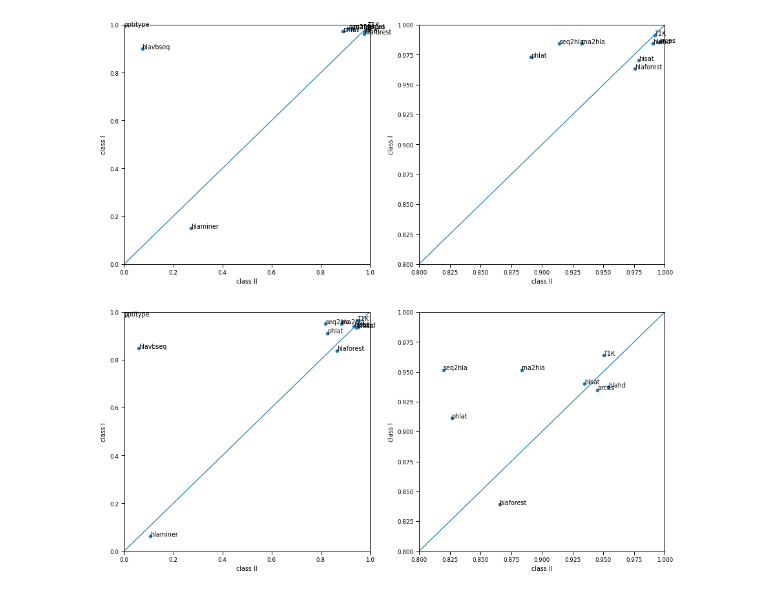
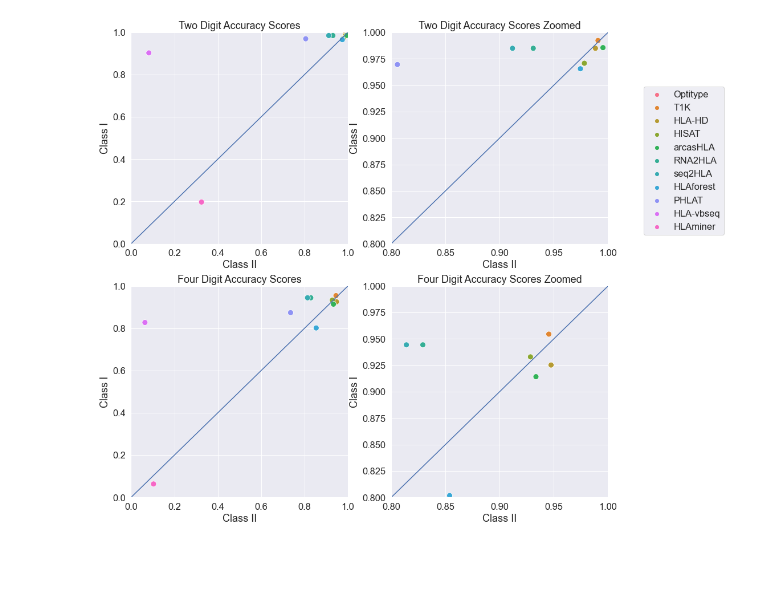
Before and after one commit to ydottie/hlaproject, a Jupyter notebook: notebooks/accuracy.ipynb, the cells around one changed output. Cells and saved outputs as stored; diff of their text form; code cells hidden in the pictures; blank space fills up the shorter version.

```diff
--- a/notebooks/accuracy.ipynb
+++ b/notebooks/accuracy.ipynb
@@ -138,0 +197,20 @@ plt.legend(title='Accuracy', loc='upper left', labels=['Two digit', 'Four digit'
+# %%
+# combined accuracy bar plot (not split by class 1 and class 2) -- NO CALLS EXCLUDED
+
+combined_df = pd.DataFrame({'Tools': tools, 'zero': allresults[:, 0],'two dig accuracy': allresults[:, 1],'four dig accuracy': allresults[:, 2]})
+print(combined_df)
+
+sns.set_context("paper")
+sns.color_palette("pastel")
+sns.set(rc={'figure.figsize':(10,10)})
+sns.set(font_scale=2)
+sns.set_style("white")
+plt.grid()
+
+ax = sns.barplot(data=combined_df,x='Tools',y='four dig accuracy',color = "darkseagreen")
+ax.bar(tools,allresults[:, 1],bottom=allresults[:, 2], color='skyblue')
+
+
+ax.set_xticklabels(labels=my_order, rotation = 45)
+ax.set_ylabel("Accuracy")
+plt.legend(loc='upper left', labels=['Two digit', 'Four digit','No call'], labelcolor=['darkgreen','skyblue','violet'],bbox_to_anchor=(1,1))
@@ -186,46 +295,55 @@ plt.gca().invert_yaxis()
 # %%
-# class1 vs class2 scatterplot for 2 and 4 dig accuracy OLD
+# class1 vs class2 scatterplot for 2 and 4 dig accuracy -- No call excluded
+
+
+sns.set_context("paper")
+sns.color_palette("pastel")
+sns.set(font_scale=1.5)
 
 
 fig, ax = plt.subplots(2, 2,figsize=(15, 15))
-
-
-ax[0][0].scatter(twodig_II,twodig_I)
-for i, txt in enumerate(tools):
-    ax[0][0].annotate(txt, (twodig_II[i], twodig_I[i]))
+sns.scatterplot(ax=ax[0][0],x=twodig_II+fourdig_II, y=twodig_I+fourdig_I,hue=my_order,legend=False, s=100)
+#for i, txt in enumerate(labels):
+#    ax[0][0].annotate(txt, (twodig_II[i], twodig_I[i]))
+ax[0][0].plot(np.linspace(0, 1, 100),np.linspace(0, 1, 100))
 ax[0][0].set_xlim([0,1])
 ax[0][0].set_ylim([0,1])
-ax[0][0].set_xlabel("class II")
-ax[0][0].set_ylabel("class I")
-ax[0][0].plot(np.linspace(0, 1, 100),np.linspace(0, 1, 100))
+ax[0][0].set_xlabel("Class II")
+ax[0][0].set_ylabel("Class I")
+ax[0][0].set(title='Two Digit Accuracy Scores')
 
+sns.scatterplot(ax=ax[0][1],x=twodig_II+fourdig_II, y=twodig_I+fourdig_I,hue=my_order,legend=False, s=100)
+# for i, txt in enumerate(labels):
+#     ax[0][1].annotate(txt, (twodig_II[i], twodig_I[i]))
+ax[0][1].plot(np.linspace(0, 1, 100),np.linspace(0, 1, 100))
+ax[0][1].set_xlim([0.80,1])
+ax[0][1].set_ylim([0.80,1])
+ax[0][1].set_xlabel("Class II")
+ax[0][1].set_ylabel("Class I")
+ax[0][1].set(title='Two Digit Accuracy Scores Zoomed')
 
-ax[0][1].scatter(twodig_II,twodig_I)
-for i, txt in enumerate(tools):
-    ax[0][1].annotate(txt, (twodig_II[i], twodig_I[i]))
-ax[0][1].set_xlim([0.8,1])
-ax[0][1].set_ylim([0.8,1])
-ax[0][1].set_xlabel("class II")
-ax[0][1].set_ylabel("class I")
-ax[0][1].plot(np.linspace(0, 1, 100),np.linspace(0, 1, 100))
-
-
-ax[1][0].scatter(fourdig_II,fourdig_I)
-for i, txt in enumerate(tools):
-    ax[1][0].annotate(txt, (fourdig_II[i], fourdig_I[i]))
+sns.scatterplot(ax=ax[1][0],x=fourdig_II, y=fourdig_I,hue=my_order,legend=False, s=100)
+#for i, txt in enumerate(labels):
+#    ax[1][0].annotate(txt, (fourdig_II[i], fourdig_I[i]))
+ax[1][0].plot(np.linspace(0, 1, 100),np.linspace(0, 1, 100))
 ax[1][0].set_xlim([0,1])
 ax[1][0].set_ylim([0,1])
-ax[1][0].set_xlabel("class II")
-ax[1][0].set_ylabel("class I")
-ax[1][0].plot(np.linspace(0, 1, 100),np.linspace(0, 1, 100))
+ax[1][0].set_xlabel("Class II")
+ax[1][0].set_ylabel("Class I")
+ax[1][0].set(title='Four Digit Accuracy Scores')
 
-
-ax[1][1].scatter(fourdig_II,fourdig_I)
-for i, txt in enumerate(tools):
-    ax[1][1].annotate(txt, (fourdig_II[i], fourdig_I[i]))
+sns.scatterplot(ax=ax[1][1],x=fourdig_II, y=fourdig_I,hue=my_order, s=100)
+plt.legend([],[], frameon=False)
+# for i, txt in enumerate(labels):
+#     ax[1][1].annotate(txt, (fourdig_II[i], fourdig_I[i]))
+ax[1][1].plot(np.linspace(0, 1, 100),np.linspace(0, 1, 100))
 ax[1][1].set_xlim([0.8,1])
 ax[1][1].set_ylim([0.8,1])
-ax[1][1].set_xlabel("class II")
-ax[1][1].set_ylabel("class I")
-ax[1][1].plot(np.linspace(0, 1, 100),np.linspace(0, 1, 100))
+ax[1][1].set_xlabel("Class II")
+ax[1][1].set_ylabel("Class I")
+ax[1][1].set(title='Four Digit Accuracy Scores Zoomed')
+#handles, labels = ax[1][1].get_legend_handles_labels()
+
+fig.legend(*ax[1][1].get_legend_handles_labels(), loc="upper left",ncol=1,bbox_to_anchor=(0.95,0.8))
+sns.despine()
 # %% [output]
@@ -233 +350 @@ ax[1][1].plot(np.linspace(0, 1, 100),np.linspace(0, 1, 100))
-[figure, old version]
+[figure, new version]
```
Also changed, not shown: parts of 15 cells of this notebook, 1 other file.
